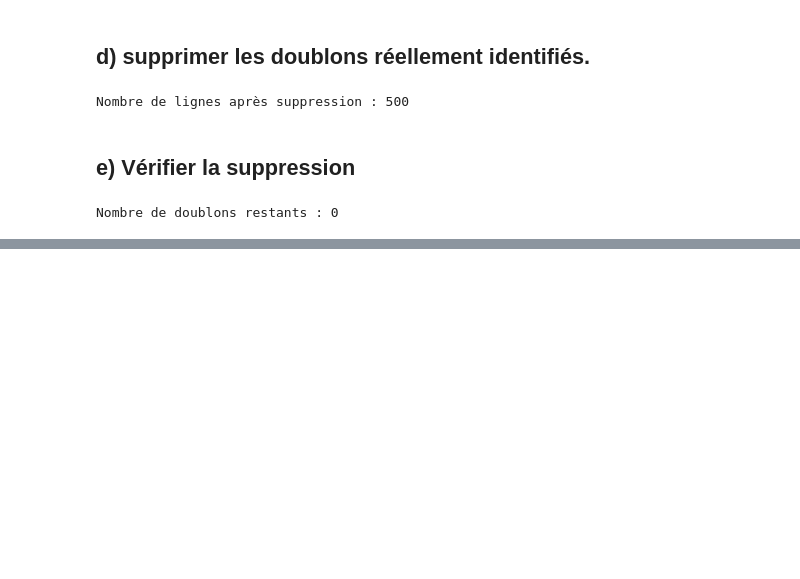
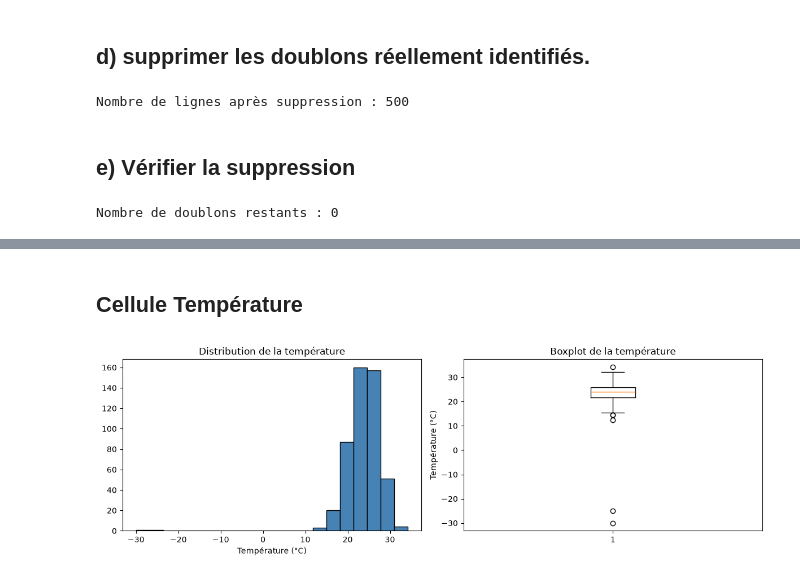
Before and after one commit to Fattimm/atelier_prepa_donnees_tab-, a Jupyter notebook: notebooks/atelier_prepa_donnees_tab.ipynb, the cells around one changed output, grey strips where cells are left out. Cells and saved outputs as stored; diff of their text form; code cells hidden in the pictures; blank space fills up the shorter version.

Commit message:
Partie 1 (15) : analyse visuelle des distributions température, humidité, CO2, consommation (histogrammes + boxplots)

```diff
--- a/notebooks/atelier_prepa_donnees_tab.ipynb
+++ b/notebooks/atelier_prepa_donnees_tab.ipynb
@@ -401,0 +404,22 @@ Nombre de doublons restants : 0
+# %% [markdown]
+## Cellule Température
+# %%
+import matplotlib.pyplot as plt
+
+# On crée une figure avec deux graphiques côte à côte (1 ligne, 2 colonnes)
+fig, axes = plt.subplots(1, 2, figsize=(12, 4))
+
+# Histogramme : montre la forme de la distribution
+axes[0].hist(df['temperature'].dropna(), bins=20, color='steelblue', edgecolor='black')
+axes[0].set_title('Distribution de la température')
+axes[0].set_xlabel('Température (°C)')
+
+# Boxplot : montre médiane, quartiles, et valeurs extrêmes (points isolés au-delà de 1.5×IQR)
+axes[1].boxplot(df['temperature'].dropna())
+axes[1].set_title('Boxplot de la température')
+axes[1].set_ylabel('Température (°C)')
+
+plt.tight_layout()
+plt.show()
+# %% [output]
+[figure, added]
```
Also changed, not shown: parts of 11 cells of this notebook.
